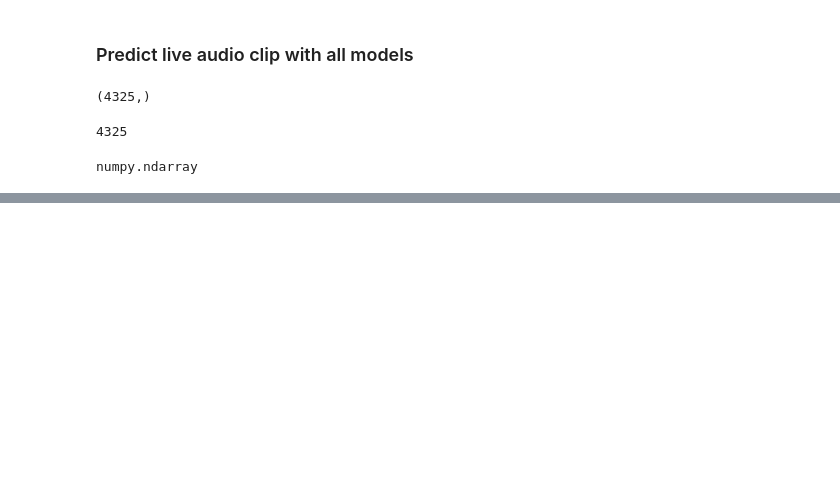
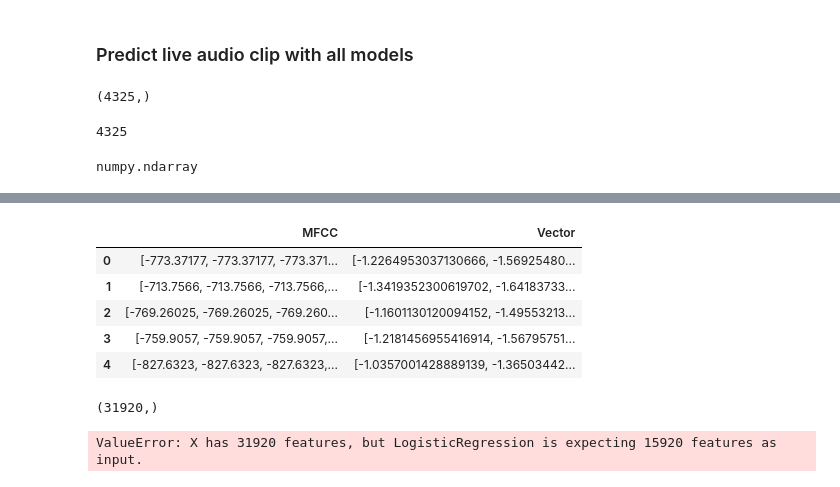
Before and after one commit to Arunanshu22/TVSM-Phoenix, a Jupyter notebook: Method 5/individual_word_multiple_models_dynamic_test.ipynb, the cells around one changed output, grey strips where cells are left out. Cells and saved outputs as stored; diff of their text form; code cells hidden in the pictures; blank space fills up the shorter version.

```diff
--- a/Method 5/individual_word_multiple_models_dynamic_test.ipynb
+++ b/Method 5/individual_word_multiple_models_dynamic_test.ipynb
@@ -457,0 +727,52 @@ Recorded file audio_files/test/pronounciationTest/Sunamdha10Pronounciation.wav
+# %%
+df_test_mfcc_vec
+# %% [output]
+|  | MFCC | Vector |
+| 0 | [-773.37177, -773.37177, -773.371... | [-1.2264953037130666, -1.56925480... |
+| 1 | [-713.7566, -713.7566, -713.7566,... | [-1.3419352300619702, -1.64183733... |
+| 2 | [-769.26025, -769.26025, -769.260... | [-1.1601130120094152, -1.49553213... |
+| 3 | [-759.9057, -759.9057, -759.9057,... | [-1.2181456955416914, -1.56795751... |
+| 4 | [-827.6323, -827.6323, -827.6323,... | [-1.0357001428889139, -1.36503442... |
+# %%
+X_combined[0].shape
+# %% [output]
+(31920,)
+# %%
+from sklearn.metrics import accuracy_score, confusion_matrix, classification_report
+
+X_mfcc = df_test_mfcc_vec['MFCC'].values
+X_vector = df_test_mfcc_vec['Vector'].values
+
+max_len_mfcc = max(len(x) for x in X_mfcc)
+max_len_vector = max(len(x) for x in X_vector)
+max_len = max(max_len_mfcc, max_len_vector)
+
+X_mfcc_padded = pad_sequences_with_mean(X_mfcc, max_len)
+X_vector_padded = pad_sequences_with_mean(X_vector, max_len)
+
+# Concatenate 'MFCC' and 'Vector' arrays along the second axis
+X_combined = np.concatenate([X_mfcc_padded, X_vector_padded], axis=1)
+
+
+# Initialize a dictionary to store predictions
+predictions = {}
+
+# Make predictions using the trained models
+for name, model in trained_models.items():
+    # Ensure the test_vector has the same shape as the training data
+    # For example, you may need to pad or reshape it
+    # test_vector_padded = pad_sequences_with_mean(X_test_vec, max_length_test)
+
+    # Make the prediction
+    y_pred = model.predict(X_combined)
+
+    # Store the predictions in the dictionary
+    predictions[name] = y_pred
+
+# Create a DataFrame from the predictions
+df_predictions = pd.DataFrame(predictions)
+
+# Display the predicted usernames
+df_predictions
+# %% [output]
+ValueError: X has 31920 features, but LogisticRegression is expecting 15920 features as input.
```
Also changed, not shown: parts of 11 cells of this notebook, 1 other file.
